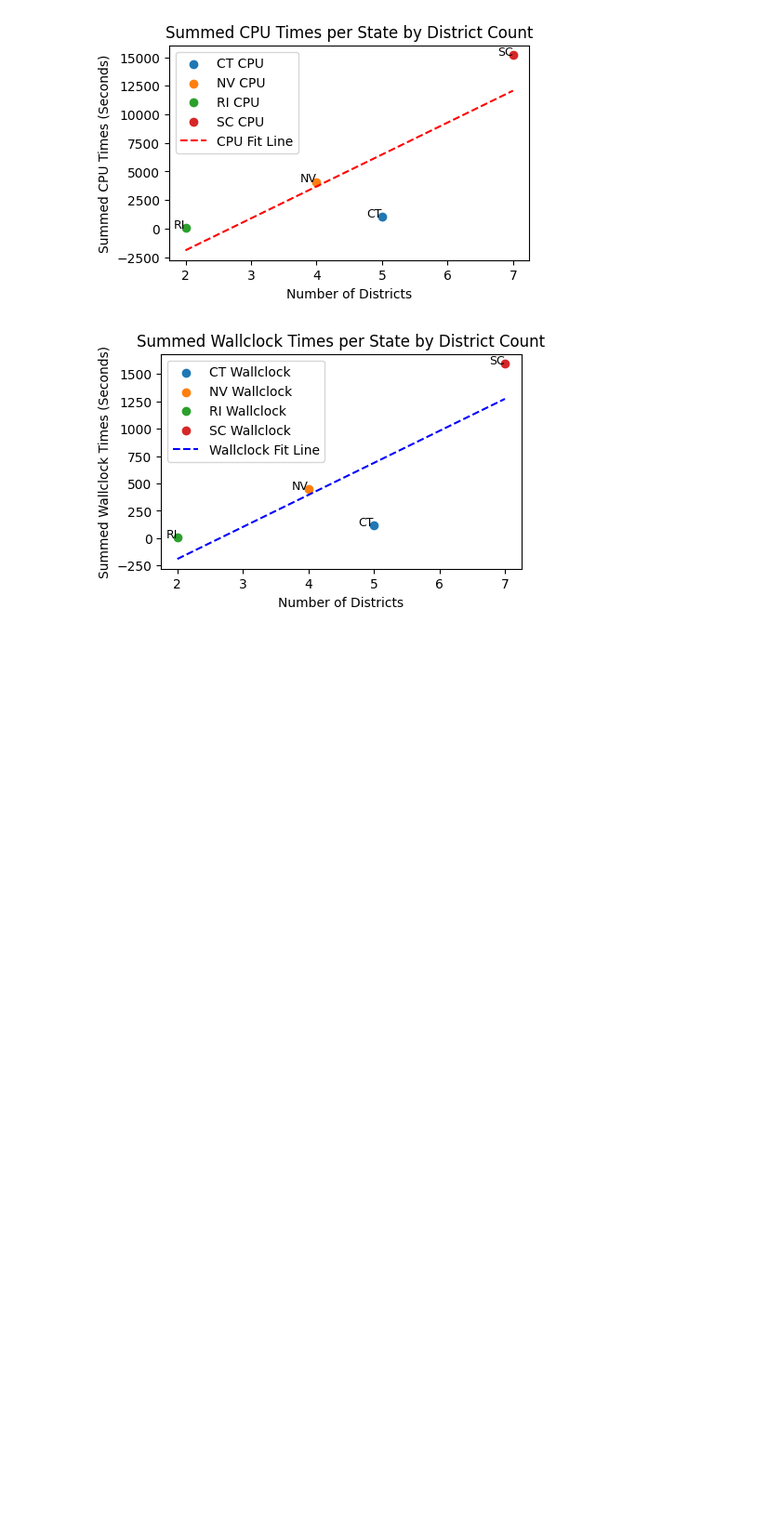
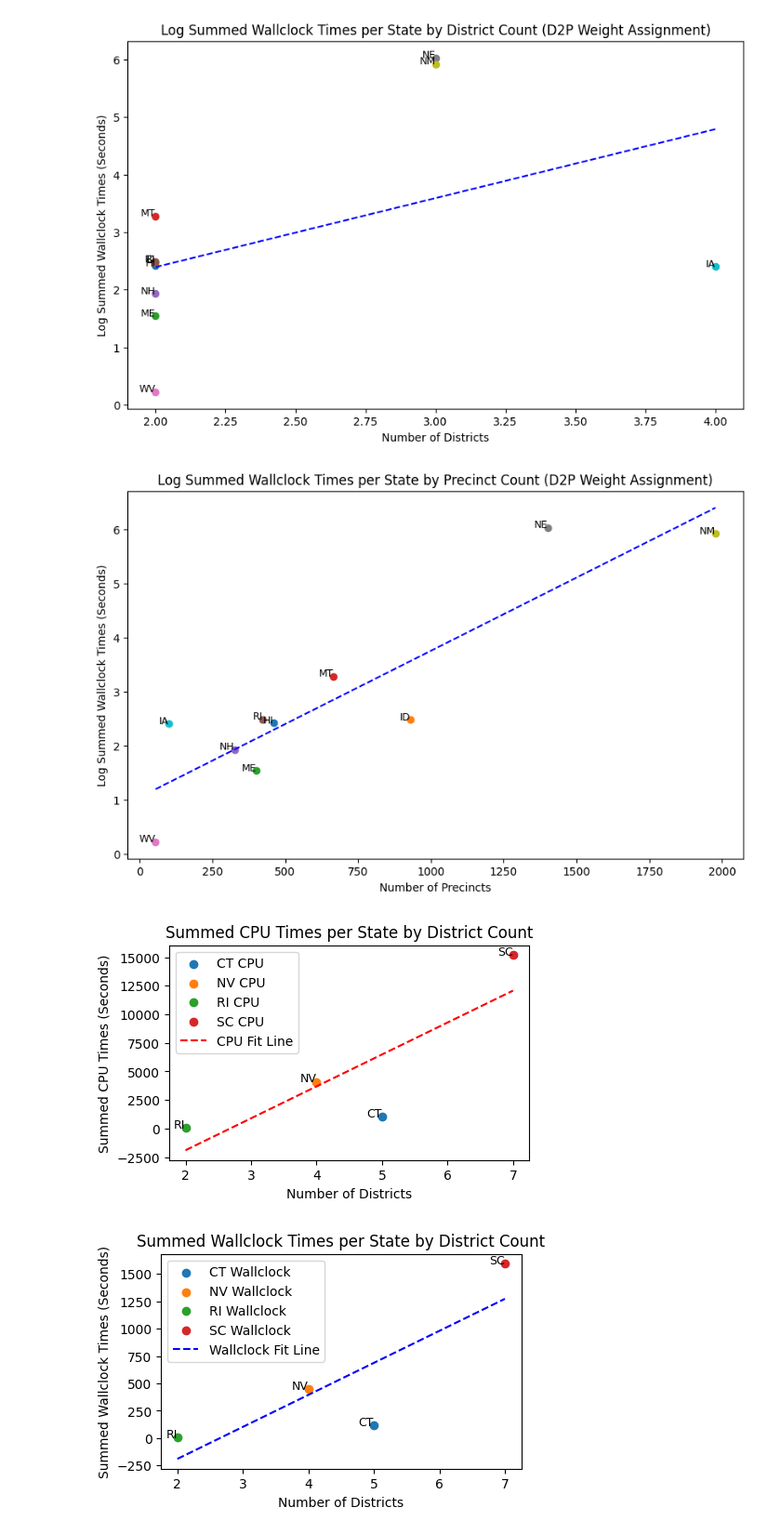
Before and after one commit to dinglucy/district_dwellers, a Jupyter notebook: runtimes.ipynb, the cells around one changed output. Shown at 93% size. Cells and saved outputs as stored; diff of their text form; code cells hidden in the pictures; blank space fills up the shorter version.

```diff
--- a/runtimes.ipynb
+++ b/runtimes.ipynb
@@ -1 +139,50 @@
+# %%
+##############
+# D2P_WEIGHTS #
+##############
+
+
+d2p_labels = [label for label, state in zip(data['label'], data['state_name']) if 'd2p_weights' in state]
+d2p_districts = [district for district, state in zip(data['numDistricts'], data['state_name']) if 'd2p_weights' in state]
+d2p_precincts = [precinct for precinct, state in zip(data['precincts'], data['state_name']) if 'd2p_weights' in state]
+d2p_runtimes = [np.log(time) for time, state in zip(data['totaltime'], data['state_name']) if "d2p_weights" in state]
+
+
+# District graph
+
+d2p_district_fit = np.polyfit(d2p_districts, d2p_runtimes, 1)
+d2p_district_fitline_x = np.linspace(min(d2p_districts), max(d2p_districts), 100)
+d2p_district_fitline_y = np.polyval(d2p_district_fit,d2p_district_fitline_x)
+
+plt.figure(figsize=(10, 6))
+for i in range(len(d2p_districts)):
+    plt.scatter(d2p_districts[i], d2p_runtimes[i], label=f"{d2p_labels[i]} Wallclock")
+    plt.text(d2p_districts[i], d2p_runtimes[i], f"{d2p_labels[i]}", fontsize=9, ha='right')
+plt.xlabel('Number of Districts')
+plt.ylabel('Log Summed Wallclock Times (Seconds)')
+plt.title('Log Summed Wallclock Times per State by District Count (D2P Weight Assignment)')
+plt.plot(d2p_district_fitline_x, d2p_district_fitline_y, color='blue', linestyle='--', label='Wallclock Fit Line')
+# plt.legend()
+plt.show()
+
+
+# Precinct graph
+
+d2p_precinct_fit = np.polyfit(d2p_precincts, d2p_runtimes, 1)
+d2p_precinct_fitline_x = np.linspace(min(d2p_precincts), max(d2p_precincts), 100)
+d2p_precinct_fitline_y = np.polyval(d2p_precinct_fit,d2p_precinct_fitline_x)
+
+plt.figure(figsize=(10, 6))
+for i in range(len(d2p_precincts)):
+    plt.scatter(d2p_precincts[i], d2p_runtimes[i], label=f"{d2p_labels[i]} Wallclock")
+    plt.text(d2p_precincts[i], d2p_runtimes[i], f"{d2p_labels[i]}", fontsize=9, ha='right')
+plt.xlabel('Number of Precincts')
+plt.ylabel('Log Summed Wallclock Times (Seconds)')
+plt.title('Log Summed Wallclock Times per State by Precinct Count (D2P Weight Assignment)')
+plt.plot(d2p_precinct_fitline_x, d2p_precinct_fitline_y, color='blue', linestyle='--', label='Wallclock Fit Line')
+# plt.legend()
+plt.show()
+# %% [output]
+[figure, added]
+[figure, added]
 # %%
```
Also changed, not shown: parts of 5 cells of this notebook, 7 other files.
